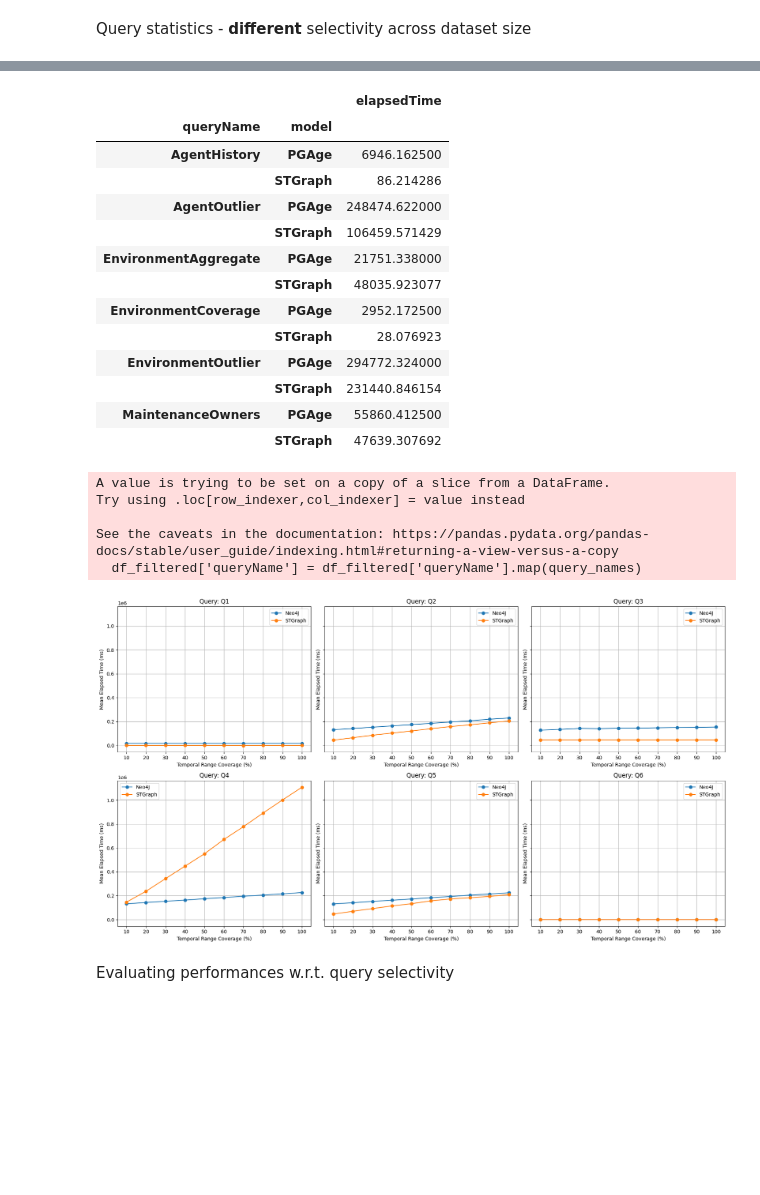
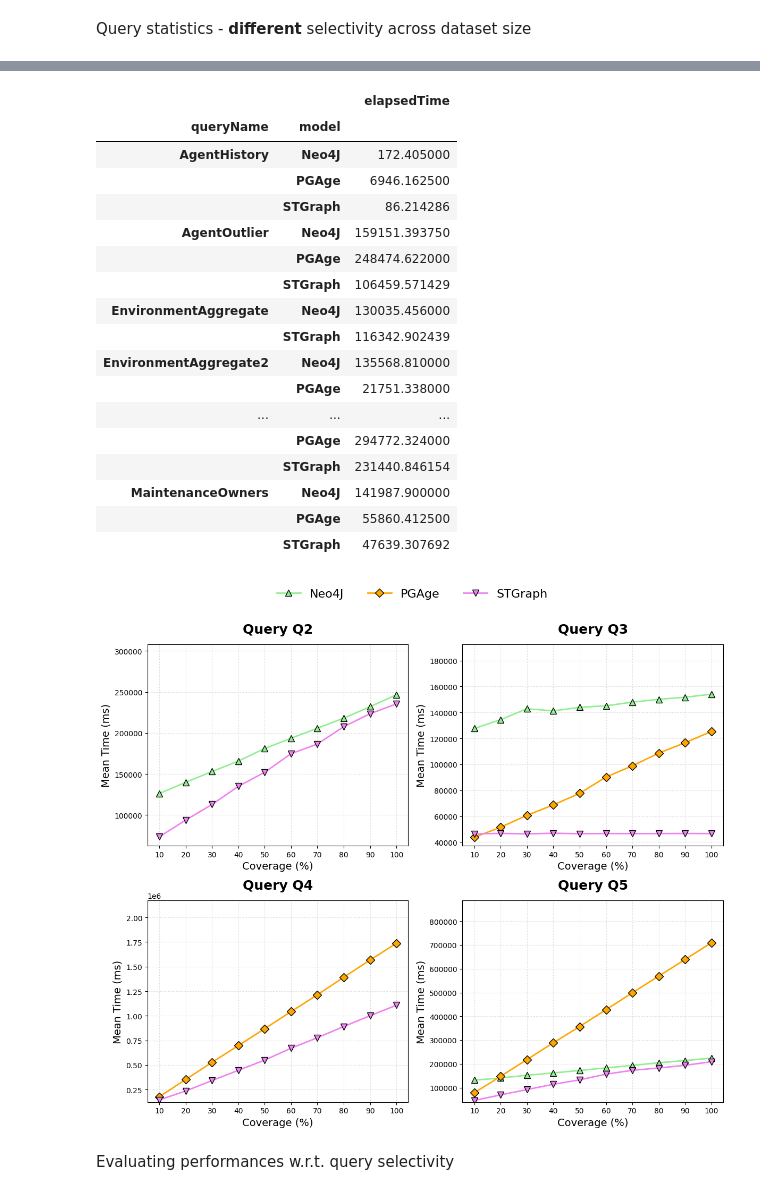
Before and after one commit to big-unibo/STGraph-evaluation, a Jupyter notebook: postprocessing/STGraph.ipynb, the cells around one changed output, grey strips where cells are left out. Saved outputs shown, nothing was run; the diff lists cells and outputs as text; code cells hidden in the pictures; blank space fills up the shorter version.

Commit message:
feat: final results, just missing pgage big on Q2

```diff
--- a/postprocessing/STGraph.ipynb
+++ b/postprocessing/STGraph.ipynb
@@ -408,31 +440,30 @@ print_query_statistics(query_statistics_different_selectivity, "query_statistics
 # %%
-query_statistics_different_selectivity = query_statistics_different_selectivity.loc[((query_statistics_different_selectivity["model"] == "STGraph") | (query_statistics_different_selectivity["model"] == "PGAge")) & (query_statistics_different_selectivity["datasetSize"] == "Big")]
+query_statistics_different_selectivity = query_statistics_different_selectivity.loc[((query_statistics_different_selectivity["model"] == "STGraph") | (query_statistics_different_selectivity["model"] == "PGAge") | (query_statistics_different_selectivity["model"] == "Neo4J")) & (query_statistics_different_selectivity["datasetSize"] == "Big")]
 query_statistics_different_selectivity.groupby(by=["queryName", "model"]).agg({"elapsedTime": "mean"})
 # %% [output]
 |  |  | elapsedTime |
 | queryName | model |  |
-| AgentHistory | PGAge | 6946.162500 |
+| AgentHistory | Neo4J | 172.405000 |
+|  | PGAge | 6946.162500 |
 |  | STGraph | 86.214286 |
-| AgentOutlier | PGAge | 248474.622000 |
+| AgentOutlier | Neo4J | 159151.393750 |
+|  | PGAge | 248474.622000 |
 |  | STGraph | 106459.571429 |
-| EnvironmentAggregate | PGAge | 21751.338000 |
-|  | STGraph | 48035.923077 |
-| EnvironmentCoverage | PGAge | 2952.172500 |
-|  | STGraph | 28.076923 |
-| EnvironmentOutlier | PGAge | 294772.324000 |
+| EnvironmentAggregate | Neo4J | 130035.456000 |
+|  | STGraph | 116342.902439 |
+| EnvironmentAggregate2 | Neo4J | 135568.810000 |
+|  | PGAge | 21751.338000 |
+| ... | ... | ... |
+|  | PGAge | 294772.324000 |
 |  | STGraph | 231440.846154 |
-| MaintenanceOwners | PGAge | 55860.412500 |
+| MaintenanceOwners | Neo4J | 141987.900000 |
+|  | PGAge | 55860.412500 |
 |  | STGraph | 47639.307692 |
 # %%
 quer_dset = query_statistics.loc[query_statistics["querySelectivity"] == "scaled"]
-plot_execution_times(quer_dset, "Big", 1)
+plot_execution_times_selectivity(quer_dset, "Big", 1)
 # %% [output]
-A value is trying to be set on a copy of a slice from a DataFrame.
-Try using .loc[row_indexer,col_indexer] = value instead
-
-See the caveats in the documentation: https://pandas.pydata.org/pandas-docs/stable/user_guide/indexing.html#returning-a-view-versus-a-copy
-  df_filtered['queryName'] = df_filtered['queryName'].map(query_names)
-[figure, old version]
+[figure, new version]
 # %% [markdown]
 Evaluating performances w.r.t. query selectivity
 # %%
```
Also changed, not shown: parts of 5 cells of this notebook, 16 other files.
